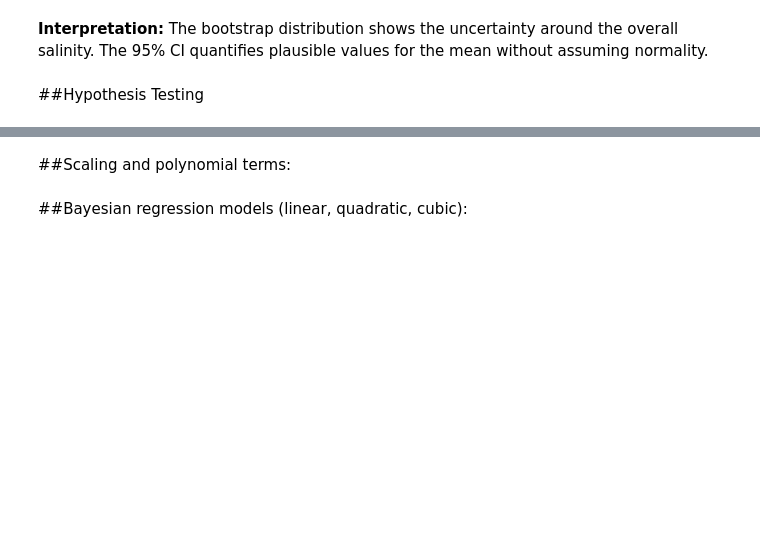
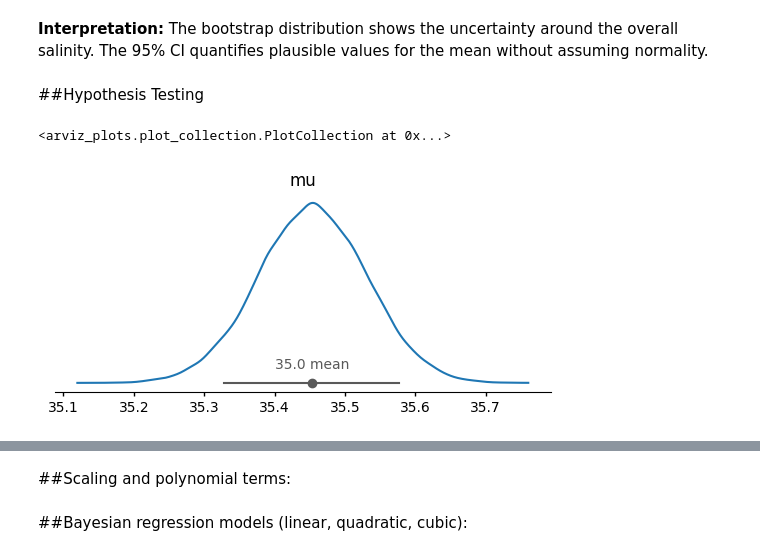
Before and after one commit to me1-3/Emsc2010-A3, a Jupyter notebook: A3_Salinity.ipynb, the cells around one changed output, grey strips where cells are left out. Drawn from its saved outputs; the diff is of its cells as text; code cells hidden in the pictures; blank space fills up the shorter version.

```diff
--- a/A3_Salinity.ipynb
+++ b/A3_Salinity.ipynb
@@ -217,19 +217,22 @@ data_recent = data_recent[data_recent>0]
 # %%
 #BAYESIAN MODEL ESTIMATING MEAN CATCH FOR EARLY YEARS
 
 with pm.Model() as early_model:
 
   # Prior for the mean — Normal centered at your best prior guess with sigma representing the uncertainty in that guess
   mu = pm.Normal("mu", mu = 3, sigma = 2)
 
   # Prior for std of heights — HalfNormal with a standard deviation of 20.
   sigma = pm.HalfNormal ("sigma", sigma = 2)
 
   # Likelihood given the data
   obs = pm.Normal ("obs", mu = mu, sigma = sigma, observed = data_early)
 
    # Obtain 20,000 samples from the posterior
   trace_early = pm.sample(20000, tune = 2000, return_inferencedata = True, progressbar = False)
 
   # Plot the posterior distribution for the mean
-az.plot_posterior(trace_early, var_names=["mu"])
+az.plot_dist(trace_early, var_names=["mu"]) # Corrected: Passing InferenceData object with var_names
+# %% [output]
+<arviz_plots.plot_collection.PlotCollection at 0x...>
+[figure, added]
```
Also changed, not shown: parts of 6 cells of this notebook.
